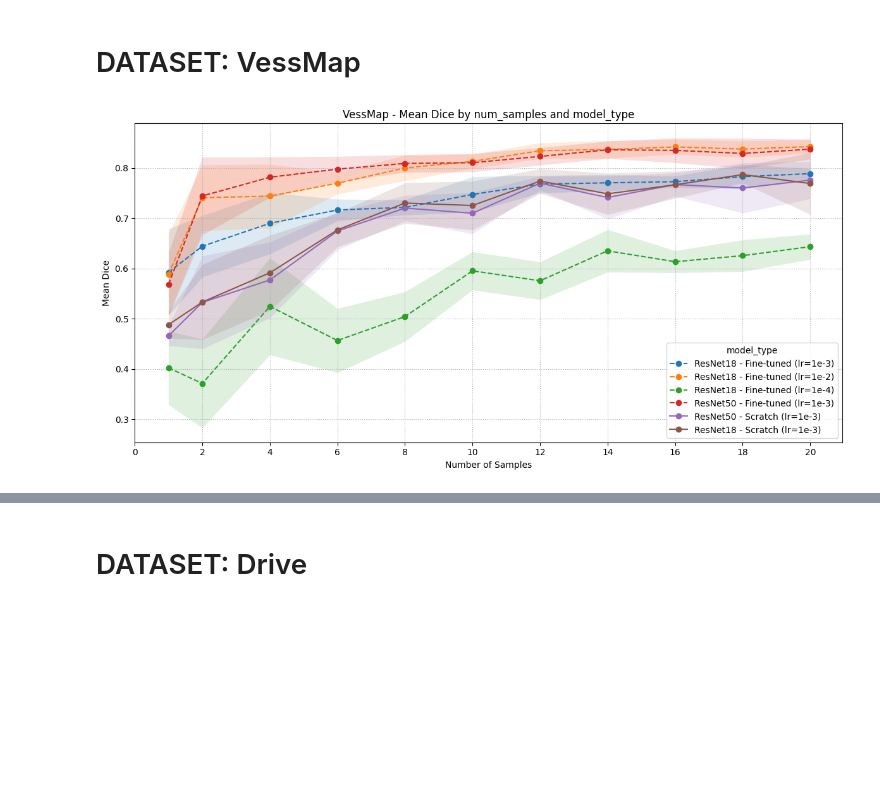
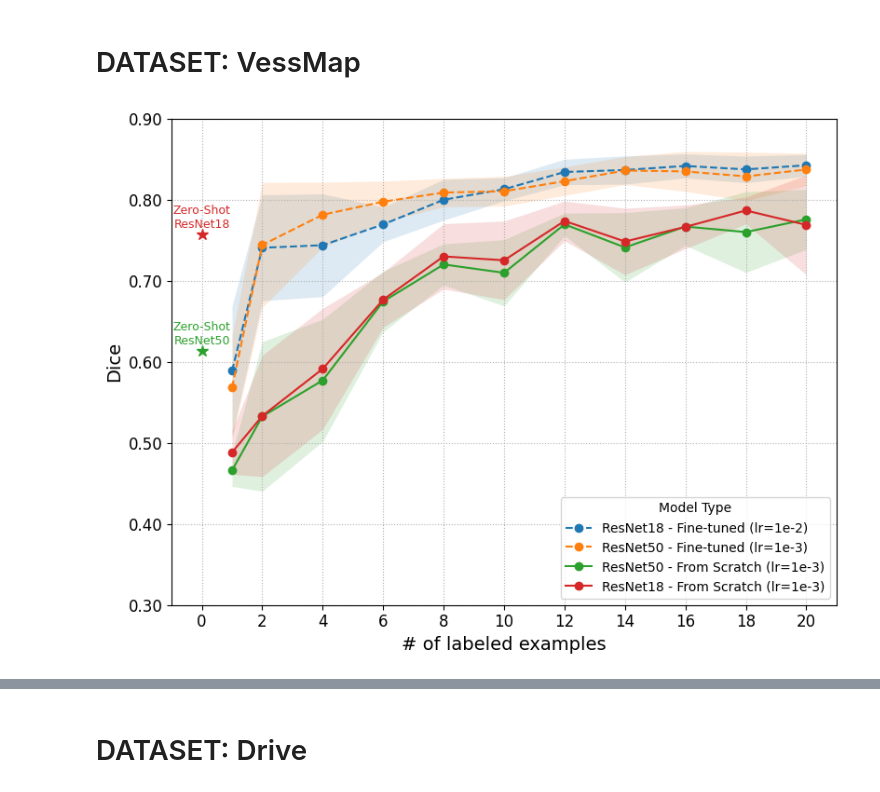
Before and after one commit to galvaowesley/vess-shape-experiments, a Jupyter notebook: 04_evaluation/models_evalation.ipynb, the cells around one changed output, grey strips where cells are left out. Cells and saved outputs as stored; diff of their text form; code cells hidden in the pictures; blank space fills up the shorter version.

Commit message:
feat: model evaluation plots improvements

```diff
--- a/04_evaluation/models_evalation.ipynb
+++ b/04_evaluation/models_evalation.ipynb
@@ -47,12 +84,34 @@ all_results_vessmap = pd.concat([
 # %%
 custom_styles = {
     'ResNet50 - Fine-tuned (lr=1e-3)': '--',
-    'ResNet18 - Fine-tuned (lr=1e-3)': '--',
     'ResNet18 - Fine-tuned (lr=1e-2)': '--',
-    'ResNet18 - Fine-tuned (lr=1e-4)': '--',
-    'ResNet50 - Scratch': '-',
-    'ResNet18 - Scratch': '-'
+    'ResNet50 - From Scratch': '-',
+    'ResNet18 - From Scratch': '-'
 }
-plot_mean_dice_score(all_results_vessmap, dataset_name='VessMap', hue='model_type', x_data='num_samples', y_data='Dice', line_styles=custom_styles)
+plot_mean_dice_score(
+    all_results_vessmap,
+    dataset_name='VessMap',
+    hue='model_type',
+    x_data='num_samples',
+    y_data='Dice',
+    line_styles=custom_styles,
+    annotate_zero_shot=True,
+    title='',
+    legend_title='Model Type',
+    save_path='vessmap_resnet_results.svg',
+    font_sizes={
+        'title': 16,
+        'xlabel': 14,
+        'ylabel': 14,
+        'xaxis': 12,
+        'yaxis': 12,
+        'legend': 10,
+        'zero_shot_annotation': 9,
+        'zero_shot_marker': 9
+    },
+    figsize=(8, 6),
+    y_limits=(0.30, 0.90),  # opcional
+    legend_loc='lower right'  # exemplos: 'best', 'upper right', 'outside-right', (1.02, 0.5)
+)
 # %% [output]
-[figure, old version]
+[figure, new version]
```
Also changed, not shown: parts of 10 cells of this notebook, 8 other files.
